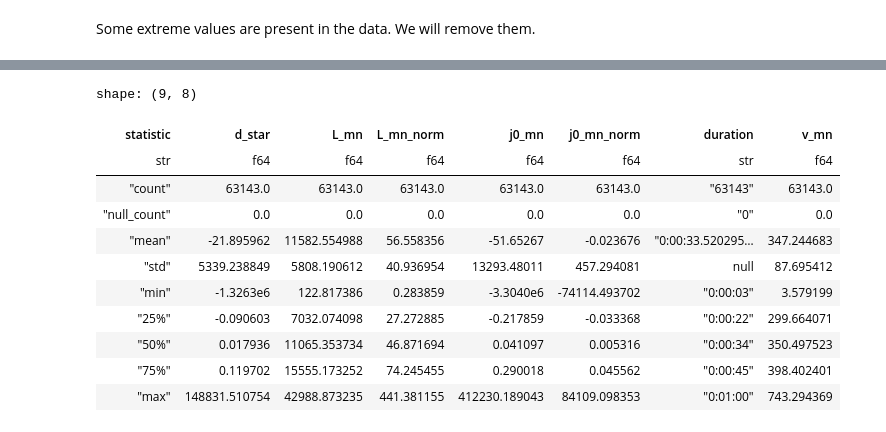
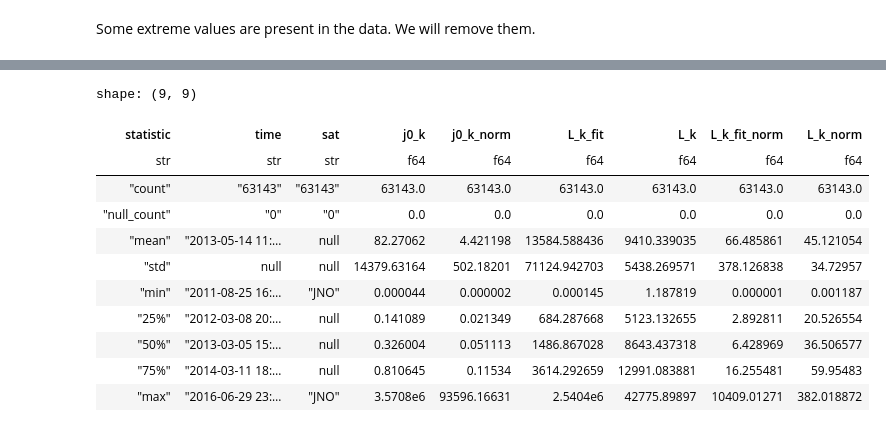
Before and after one commit to Beforerr/ids_spatial_evolution_juno, a Jupyter notebook: notebooks/04_properties.ipynb, the cells around one changed output, grey strips where cells are left out. Saved outputs shown, nothing was run; the diff lists cells and outputs as text; code cells hidden in the pictures.

```diff
--- a/notebooks/04_properties.ipynb
+++ b/notebooks/04_properties.ipynb
@@ -58,15 +40,38 @@ JNO_events_l1 = pl.read_ipc(f"{data_dir}/05_reporting/events.JNO.ts_{ts}s_tau_{t
+# %%
+def load_events(name: str, ts: float, tau: float, method ='derivative') -> pl.DataFrame:
+    if method == 'derivative':
+        format = 'parquet'
+        filepath = f"{data_dir}/08_reporting/events/l1/{name}_ts_{ts}s_tau_{tau}s.{format}"
+        df = pl.scan_parquet(filepath)
+    elif method == 'fit':
+        format = 'arrow'
+        filepath = f"{data_dir}/05_reporting/events.{name}.ts_{ts:.2f}s_tau_{tau}s.{format}"
+        df = pl.read_ipc(filepath).lazy()
+    return df.drop_nulls().with_columns(
+        pl.col(parameters).abs(),
+        sat = pl.lit(name),
+        ts = pl.lit(f'{ts}s'),
+        method = pl.lit(method),
+        ts_method = pl.lit(f'{ts}s {method}'),
+        label = pl.lit(f'{name} {ts}s {method}')
+    )
+    # .with_columns(cs.numeric().cast(pl.Float64))
+
+wind_df = load_events('Wind', 1, 60, 'fit')
+sta_df = load_events('STA', 1, 60, 'fit')
+jno_df = load_events('JNO', 1, 60, 'fit')
+
+other_events = pl.concat([wind_df, sta_df], how='diagonal')
 # %% [markdown]
 Some extreme values are present in the data. We will remove them.
 # %%
-NVARS = ['d_star', 'L_mn', 'L_mn_norm', 'j0_mn', 'j0_mn_norm', 'duration', 'v_mn']
-DISPLAY_VARS = ['time', 'sat'] + NVARS
-
+DISPLAY_VARS = ['time', 'sat'] + parameters
 
 def check_candidates(df):
     if isinstance(df, pl.LazyFrame):
         df = df.collect()
     logger.info(df.columns)
-    return df.select(NVARS).describe()
+    return df.select(DISPLAY_VARS).describe()
 
-check_candidates(JNO_events_l1)
+check_candidates(jno_df)
 # %% [output]
@@ -74,12 +79,12 @@ check_candidates(JNO_events_l1)
-shape: (9, 8)
+shape: (9, 9)
-| statistic | d_star | L_mn | L_mn_norm | j0_mn | j0_mn_norm | duration | v_mn |
-| str | f64 | f64 | f64 | f64 | f64 | str | f64 |
-| "count" | 63143.0 | 63143.0 | 63143.0 | 63143.0 | 63143.0 | "63143" | 63143.0 |
-| "null_count" | 0.0 | 0.0 | 0.0 | 0.0 | 0.0 | "0" | 0.0 |
-| "mean" | -21.895962 | 11582.554988 | 56.558356 | -51.65267 | -0.023676 | "0:00:33.520295… | 347.244683 |
-| "std" | 5339.238849 | 5808.190612 | 40.936954 | 13293.48011 | 457.294081 | null | 87.695412 |
-| "min" | -1.3263e6 | 122.817386 | 0.283859 | -3.3040e6 | -74114.493702 | "0:00:03" | 3.579199 |
-| "25%" | -0.090603 | 7032.074098 | 27.272885 | -0.217859 | -0.033368 | "0:00:22" | 299.664071 |
-| "50%" | 0.017936 | 11065.353734 | 46.871694 | 0.041097 | 0.005316 | "0:00:34" | 350.497523 |
-| "75%" | 0.119702 | 15555.173252 | 74.245455 | 0.290018 | 0.045562 | "0:00:45" | 398.402401 |
-| "max" | 148831.510754 | 42988.873235 | 441.381155 | 412230.189043 | 84109.098353 | "0:01:00" | 743.294369 |
+| statistic | time | sat | j0_k | j0_k_norm | L_k_fit | L_k | L_k_fit_norm | L_k_norm |
+| str | str | str | f64 | f64 | f64 | f64 | f64 | f64 |
+| "count" | "63143" | "63143" | 63143.0 | 63143.0 | 63143.0 | 63143.0 | 63143.0 | 63143.0 |
+| "null_count" | "0" | "0" | 0.0 | 0.0 | 0.0 | 0.0 | 0.0 | 0.0 |
+| "mean" | "2013-05-14 11:… | null | 82.27062 | 4.421198 | 13584.588436 | 9410.339035 | 66.485861 | 45.121054 |
+| "std" | null | null | 14379.63164 | 502.18201 | 71124.942703 | 5438.269571 | 378.126838 | 34.72957 |
+| "min" | "2011-08-25 16:… | "JNO" | 0.000044 | 0.000002 | 0.000145 | 1.187819 | 0.000001 | 0.001187 |
+| "25%" | "2012-03-08 20:… | null | 0.141089 | 0.021349 | 684.287668 | 5123.132655 | 2.892811 | 20.526554 |
+| "50%" | "2013-03-05 15:… | null | 0.326004 | 0.051113 | 1486.867028 | 8643.437318 | 6.428969 | 36.506577 |
+| "75%" | "2014-03-11 18:… | null | 0.810645 | 0.11534 | 3614.292659 | 12991.083881 | 16.255481 | 59.95483 |
+| "max" | "2016-06-29 23:… | "JNO" | 3.5708e6 | 93596.16631 | 2.5404e6 | 42775.89897 | 10409.01271 | 382.018872 |
```
Also changed, not shown: parts of 15 cells of this notebook, 10 other files.
